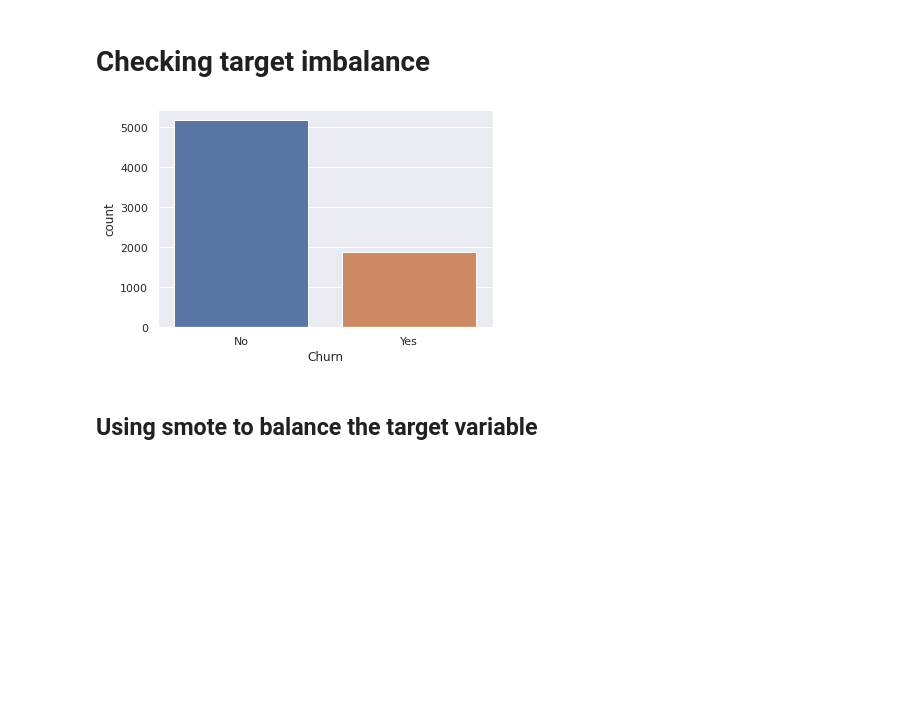
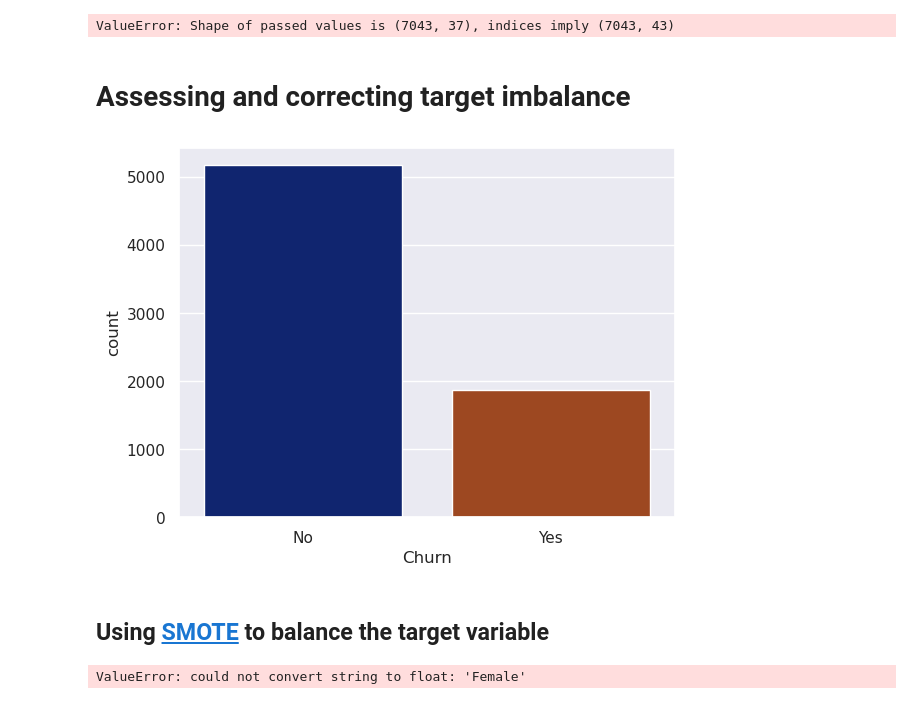
Before and after one commit to luanpbrasil/alura-voz-churn-prediction, a Jupyter notebook: notebooks/preprocessing_and_modeling-week_3.ipynb, the cells around one changed output. Drawn from its saved outputs; the diff is of its cells as text; code cells hidden in the pictures; blank space fills up the shorter version.

```diff
--- a/notebooks/preprocessing_and_modeling-week_3.ipynb
+++ b/notebooks/preprocessing_and_modeling-week_3.ipynb
@@ -12,7 +14,8 @@ from imblearn.over_sampling import SMOTE
 
 sns.set()
 # %%
-df = pd.read_csv('data/customer_churn.csv')
+df = pd.read_csv('../data/customer_churn.csv')
+df.set_index('customerID', inplace=True)
 # %%
 df.head()
 # %% [output]
@@ -26,10 +96,19 @@ df.head()
+# %%
+pd.DataFrame(enc.transform(df[categorical_features]).toarray(), columns=col_names)
+# %% [output]
+ValueError: Shape of passed values is (7043, 37), indices imply (7043, 43)
 # %% [markdown]
-# Checking target imbalance
+# Assessing and correcting target imbalance
 # %%
-sns.countplot(x='Churn', data=df);
+sns.countplot(x='Churn', data=df, palette='dark');
 # %% [output]
-[figure, old version]
+[figure, new version]
 # %% [markdown]
-## Using smote to balance the target variable
+## Using [SMOTE](https://imbalanced-learn.org/stable/references/generated/imblearn.over_sampling.SMOTE.html#r001eabbe5dd7-1) to balance the target variable
 # %%
-smote = SMOTE()
+sm = SMOTE(random_state=42)
+X, y = df.drop('Churn', axis=1), df['Churn']
+X_res, y_res = sm.fit_resample(X, y)
+print('Resampled dataset shape %s' % Counter(y_res))
+# %% [output]
+ValueError: could not convert string to float: 'Female'
```
Also changed, not shown: parts of 9 cells of this notebook, 1 other file.
